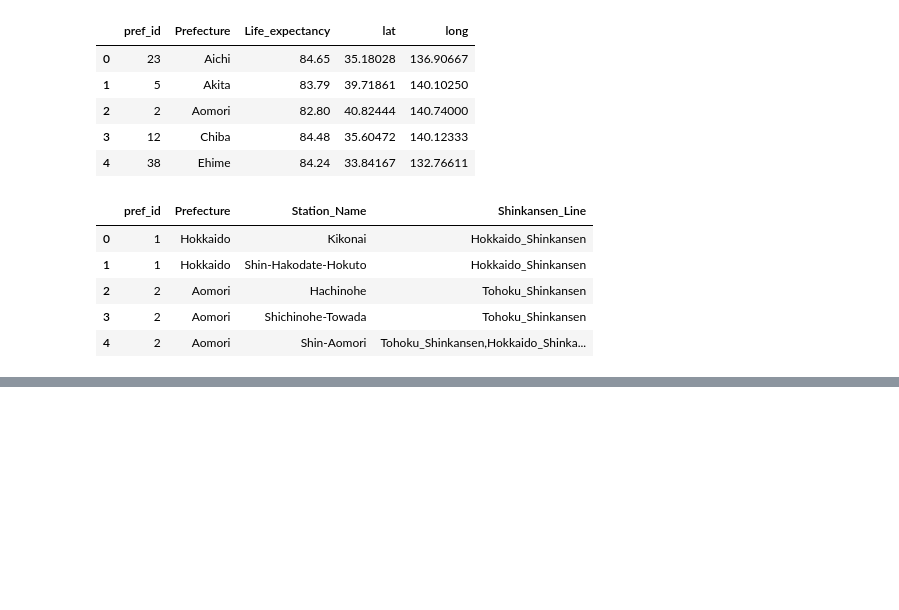
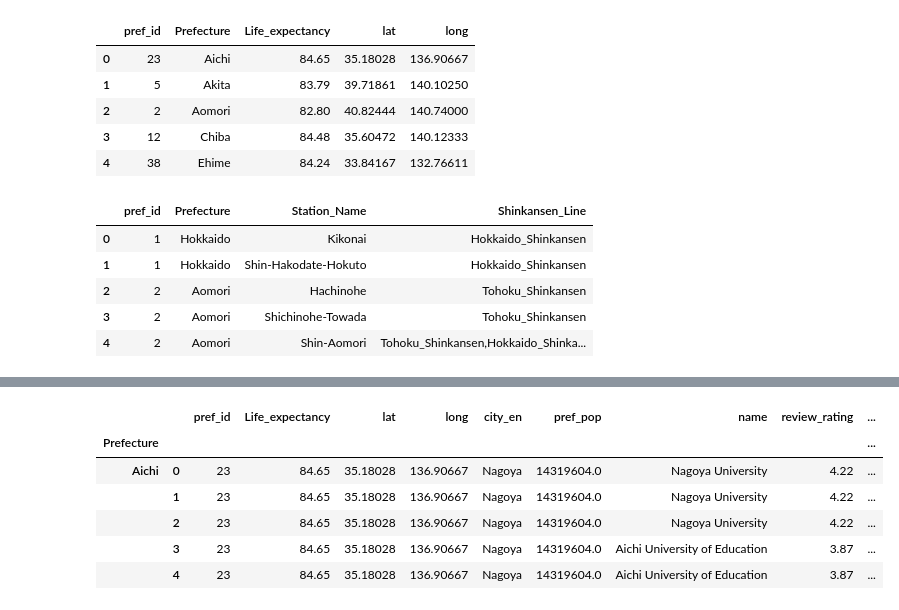
Before and after one commit to Dizzybelle/Project-3, a Jupyter notebook: idk_im_confused.ipynb, the cells around one changed output, grey strips where cells are left out. Saved outputs shown, nothing was run; the diff lists cells and outputs as text; code cells hidden in the pictures; blank space fills up the shorter version.

```diff
--- a/idk_im_confused.ipynb
+++ b/idk_im_confused.ipynb
@@ -138,0 +137,3 @@ pref_life_explatlng.to_json('data/life_pref_info.json')
+# %%
+merge_info = pd.merge(pref_life_explatlng,city_pref_id,on=['pref_id','Prefecture'])
+merge_info.head()
@@ -138,0 +147,3 @@ pref_life_explatlng.to_json('data/life_pref_info.json')
+# %%
+merge_info2 = pd.merge(merge_info,uni_pref_id,on=['pref_id','Prefecture'])
+merge_info2.head()
@@ -138,0 +157,4 @@ pref_life_explatlng.to_json('data/life_pref_info.json')
+# %%
+merge_info3 = pd.merge(merge_info2,shin_pref_id,on=['pref_id','Prefecture'])
+merge_info3 = merge_info3.drop(columns=['population'])
+merge_info3.head()
@@ -138,0 +168,12 @@ pref_life_explatlng.to_json('data/life_pref_info.json')
+# %%
+merge_final = merge_info3.groupby('Prefecture',group_keys=True).apply(lambda x: x)
+merge_final = merge_final.drop(columns=['Prefecture'])
+merge_final.head()
+# %% [output]
+|  |  | pref_id | Life_expectancy | lat | long | city_en | pref_pop | name | review_rating | ... |
+| Prefecture |  |  |  |  |  |  |  |  |  | ... |
+| Aichi | 0 | 23 | 84.65 | 35.18028 | 136.90667 | Nagoya | 14319604.0 | Nagoya University | 4.22 | ... |
+|  | 1 | 23 | 84.65 | 35.18028 | 136.90667 | Nagoya | 14319604.0 | Nagoya University | 4.22 | ... |
+|  | 2 | 23 | 84.65 | 35.18028 | 136.90667 | Nagoya | 14319604.0 | Nagoya University | 4.22 | ... |
+|  | 3 | 23 | 84.65 | 35.18028 | 136.90667 | Nagoya | 14319604.0 | Aichi University of Education | 3.87 | ... |
+|  | 4 | 23 | 84.65 | 35.18028 | 136.90667 | Nagoya | 14319604.0 | Aichi University of Education | 3.87 | ... |
```
Also changed, not shown: parts of 8 cells of this notebook, 5 other files.
